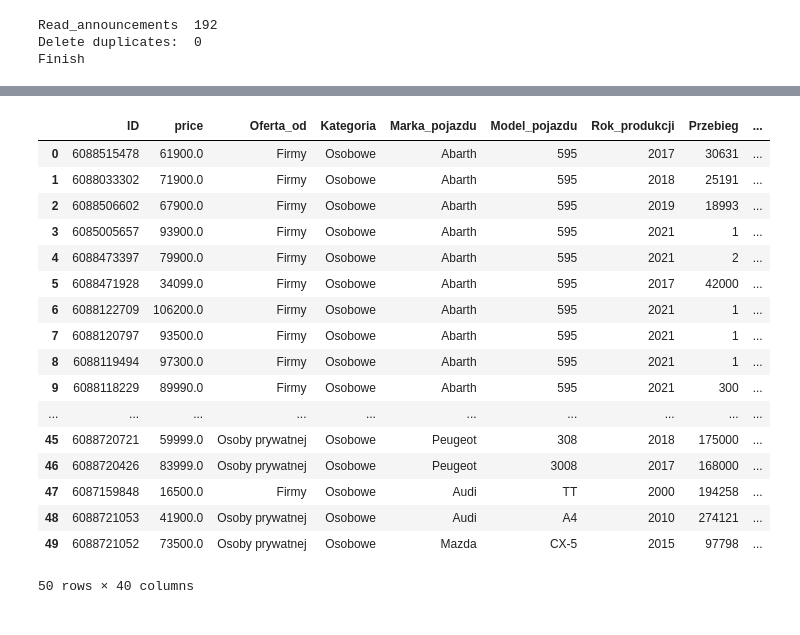
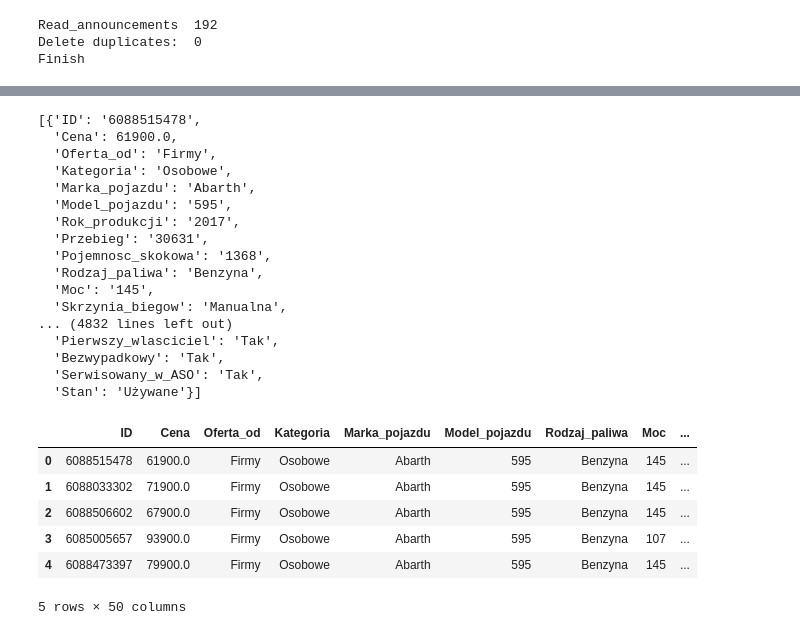
Before and after one commit to Bartoszcz28/Otomoto, a Jupyter notebook: Otomoto.ipynb, the cells around one changed output, grey strips where cells are left out. Saved outputs shown, nothing was run; the diff lists cells and outputs as text; code cells hidden in the pictures.

```diff
--- a/Otomoto.ipynb
+++ b/Otomoto.ipynb
@@ -127,7 +138,7 @@ def take_details(soup):
     for info in soup.find_all('li',attrs={"class":"offer-params__item"}):
         key = info.find('span').text.strip().replace(" ","_").replace("(","").replace(")","")
         key = key.replace("ś","s").replace("ż","z").replace("ó","o").replace("ć","c").replace("ę","e")
-        key = key.replace("ł","l")
+        key = key.replace("ł","l").replace("ą","a")
         if key in insert_table:
             value = info.find('div').text.strip()
             details[key] = value
@@ -137,7 +148,7 @@ def take_all(soup):
     try:
         dict_all = {}
         dict_all["ID"] = take_id(soup)
-        dict_all["price"] = get_price(soup)
+        dict_all["Cena"] = get_price(soup)
         details = take_details(soup)
         return dict_all | details
     except:
@@ -239,3 +303,5 @@ car_brand = [
+# %%
+table_cars = pd.DataFrame(table_cars)
 # %%
 Link_ERROR = 0
 Read_announcements = 0
@@ -265,7 +331,8 @@ for brand in car_brand:
             Read_announcements += 1
             clear_output(wait=True)
             print("Read_announcements ", Read_announcements)
-table_cars = pd.DataFrame.from_dict(all_data, orient='columns')
+table_cars = table_cars.append(all_data, ignore_index=True)
+#table_cars = pd.DataFrame.from_dict(all_data, orient='columns')
 delete_duplicates = Read_announcements - len(table_cars.index)
 print("Delete duplicates: ", delete_duplicates)
 print("Finish")
@@ -296,3 +343,23 @@ all_data
+# %%
+all_data
+# %% [output]
+[{'ID': '6088515478',
+  'Cena': 61900.0,
+  'Oferta_od': 'Firmy',
+  'Kategoria': 'Osobowe',
+  'Marka_pojazdu': 'Abarth',
+  'Model_pojazdu': '595',
+  'Rok_produkcji': '2017',
+  'Przebieg': '30631',
+  'Pojemnosc_skokowa': '1368',
+  'Rodzaj_paliwa': 'Benzyna',
+  'Moc': '145',
+  'Skrzynia_biegow': 'Manualna',
+... (4832 lines left out)
+  'Pierwszy_wlasciciel': 'Tak',
+  'Bezwypadkowy': 'Tak',
+  'Serwisowany_w_ASO': 'Tak',
+  'Stan': 'Używane'}]
 # %%
 # page_link = brand_link + str(page_main)
 # print(page_link)
@@ -330,23 +397,12 @@ all_data
 # print("Delete duplicates: ", delete_duplicates)
 # print("Finish")
 # %%
-table_cars.head(50)
+table_cars.head()
 # %% [output]
-|  | ID | price | Oferta_od | Kategoria | Marka_pojazdu | Model_pojazdu | Rok_produkcji | Przebieg | ... |
-| 0 | 6088515478 | 61900.0 | Firmy | Osobowe | Abarth | 595 | 2017 | 30631 | ... |
-| 1 | 6088033302 | 71900.0 | Firmy | Osobowe | Abarth | 595 | 2018 | 25191 | ... |
-| 2 | 6088506602 | 67900.0 | Firmy | Osobowe | Abarth | 595 | 2019 | 18993 | ... |
-| 3 | 6085005657 | 93900.0 | Firmy | Osobowe | Abarth | 595 | 2021 | 1 | ... |
-| 4 | 6088473397 | 79900.0 | Firmy | Osobowe | Abarth | 595 | 2021 | 2 | ... |
-| 5 | 6088471928 | 34099.0 | Firmy | Osobowe | Abarth | 595 | 2017 | 42000 | ... |
-| 6 | 6088122709 | 106200.0 | Firmy | Osobowe | Abarth | 595 | 2021 | 1 | ... |
-| 7 | 6088120797 | 93500.0 | Firmy | Osobowe | Abarth | 595 | 2021 | 1 | ... |
-| 8 | 6088119494 | 97300.0 | Firmy | Osobowe | Abarth | 595 | 2021 | 1 | ... |
-| 9 | 6088118229 | 89990.0 | Firmy | Osobowe | Abarth | 595 | 2021 | 300 | ... |
-| ... | ... | ... | ... | ... | ... | ... | ... | ... | ... |
-| 45 | 6088720721 | 59999.0 | Osoby prywatnej | Osobowe | Peugeot | 308 | 2018 | 175000 | ... |
-| 46 | 6088720426 | 83999.0 | Osoby prywatnej | Osobowe | Peugeot | 3008 | 2017 | 168000 | ... |
-| 47 | 6087159848 | 16500.0 | Firmy | Osobowe | Audi | TT | 2000 | 194258 | ... |
-| 48 | 6088721053 | 41900.0 | Osoby prywatnej | Osobowe | Audi | A4 | 2010 | 274121 | ... |
-| 49 | 6088721052 | 73500.0 | Osoby prywatnej | Osobowe | Mazda | CX-5 | 2015 | 97798 | ... |
+|  | ID | Cena | Oferta_od | Kategoria | Marka_pojazdu | Model_pojazdu | Rodzaj_paliwa | Moc | ... |
+| 0 | 6088515478 | 61900.0 | Firmy | Osobowe | Abarth | 595 | Benzyna | 145 | ... |
+| 1 | 6088033302 | 71900.0 | Firmy | Osobowe | Abarth | 595 | Benzyna | 145 | ... |
+| 2 | 6088506602 | 67900.0 | Firmy | Osobowe | Abarth | 595 | Benzyna | 145 | ... |
+| 3 | 6085005657 | 93900.0 | Firmy | Osobowe | Abarth | 595 | Benzyna | 107 | ... |
+| 4 | 6088473397 | 79900.0 | Firmy | Osobowe | Abarth | 595 | Benzyna | 145 | ... |
-50 rows × 40 columns
+5 rows × 50 columns
```
Also changed, not shown: parts of 17 cells of this notebook, 1 other file.
